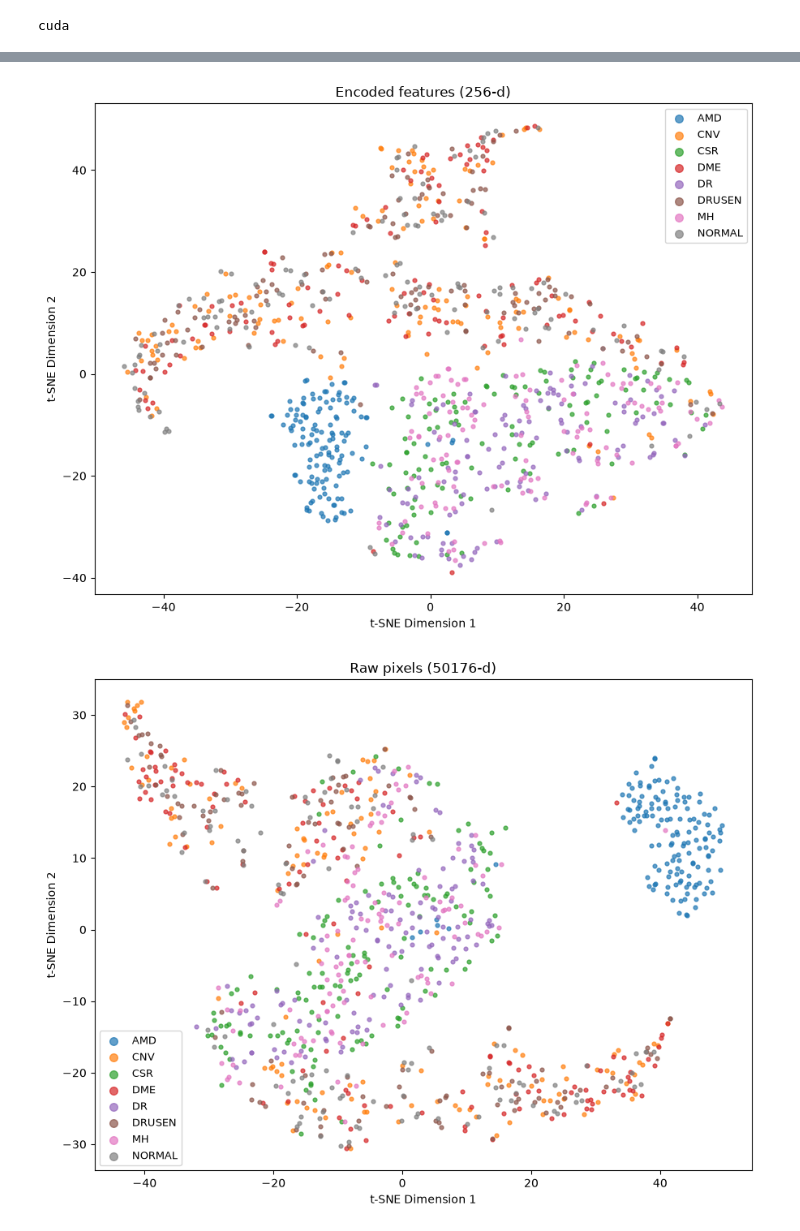
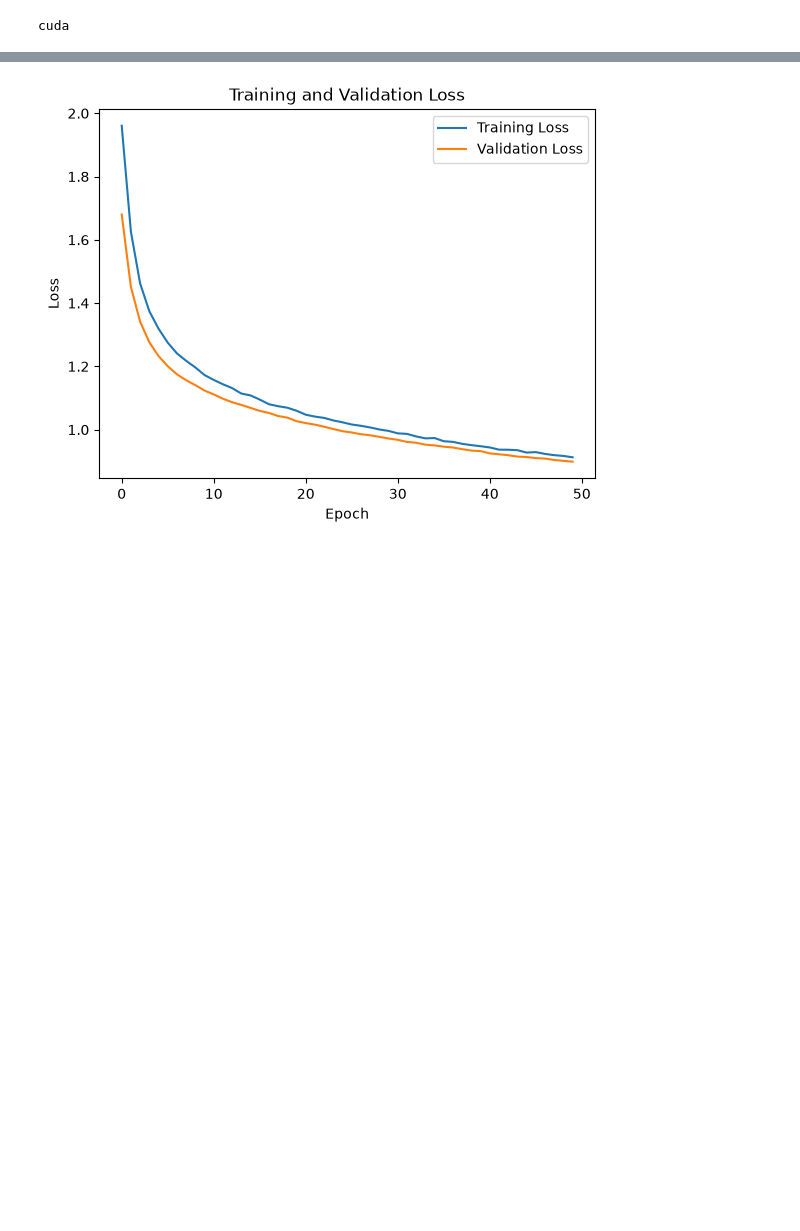
Before and after one commit to JettChase/AutoEncoderOCT, a Jupyter notebook: encoderClassifier.ipynb, the cells around one changed output, grey strips where cells are left out. Saved outputs shown, nothing was run; the diff lists cells and outputs as text; code cells hidden in the pictures; blank space fills up the shorter version.

```diff
--- a/encoderClassifier.ipynb
+++ b/encoderClassifier.ipynb
@@ -22,11 +23,12 @@ cuda
 
 from Classifiers import ControlClassifier, EncodedClassifier
 
-num_epochs   = 100
-lr           = 1e-3 #same lr for both to reduce confounding variables
+num_epochs   = 50
+lr           = 1e-4 #same lr for both to reduce confounding variables
 batch_size   = 128
-num_classes  = 8    #hard coded pain to fix for no gain
+num_classes  = 8
 latent_dim   = 256
+weight_decay = 1e-4 #to reduce overfitting
 
 criterion = nn.CrossEntropyLoss()
 
@@ -34,8 +36,8 @@ control_classifier = ControlClassifier(num_classes).to(device)
 encoded_classifier = EncodedClassifier(latent_dim, num_classes).to(device)
 
 
-control_optimizer = optim.Adam(control_classifier.parameters(), lr=lr)
-encoded_optimizer = optim.Adam(encoded_classifier.parameters(), lr=lr)
+control_optimizer = optim.Adam(control_classifier.parameters(), lr=lr, weight_decay=weight_decay)
+encoded_optimizer = optim.Adam(encoded_classifier.parameters(), lr=lr, weight_decay=weight_decay)
 # %%
 #importing images
 transform = transforms.Compose([
@@ -352,42 +381,11 @@ NORMAL         73.71%     55.43%
 # %%
-import matplotlib.pyplot as plt
-from sklearn.manifold import TSNE
+plt.plot(encoded_train_losses, label="Training Loss")
+plt.plot(encoded_val_losses, label="Validation Loss")
 
-raw_x = []
-raw_y = []
-for images, batch_labels in train_loader:
-    raw_x.append(images)
-    raw_y.append(batch_labels)
-    if len(raw_x) * batch_size >= 2000:
-        break
-
-raw_x = torch.cat(raw_x)
-raw_y = torch.cat(raw_y)
-
-def visualize_latent_space(feats, labs_tensor, class_names, n_samples=1000, title=""):
-    idx = torch.randperm(len(feats))[:n_samples]
-    vectors = feats[idx].cpu().numpy()
-    labs = labs_tensor[idx].cpu().numpy()
-
-    latent_2d = TSNE(n_components=2, random_state=42, perplexity=30).fit_transform(vectors)
-
-    plt.figure(figsize=(9, 7))
-    for i, name in enumerate(class_names):
-        m = labs == i
-        plt.scatter(latent_2d[m, 0], latent_2d[m, 1], s=12, alpha=0.7, label=name)
-    plt.legend(markerscale=2, fontsize=9)
-    plt.title(title or "t-SNE of latent space")
-    plt.xlabel("t-SNE Dimension 1")
-    plt.ylabel("t-SNE Dimension 2")
-    plt.tight_layout()
-    plt.show()
-
-
-visualize_latent_space(features, all_labels, train_dataset.classes,
-                       title="Encoded features (256-d)")
-
-visualize_latent_space(raw_x[:2000].flatten(1), raw_y[:2000], train_dataset.classes,
-                       title="Raw pixels (50176-d)")
+plt.xlabel("Epoch")
+plt.ylabel("Loss")
+plt.title("Training and Validation Loss")
+plt.legend()
+plt.show()
 # %% [output]
-[figure, old version]
+[figure, new version]
-[figure, removed]
```
Also changed, not shown: parts of 12 cells of this notebook, 9 other files.
